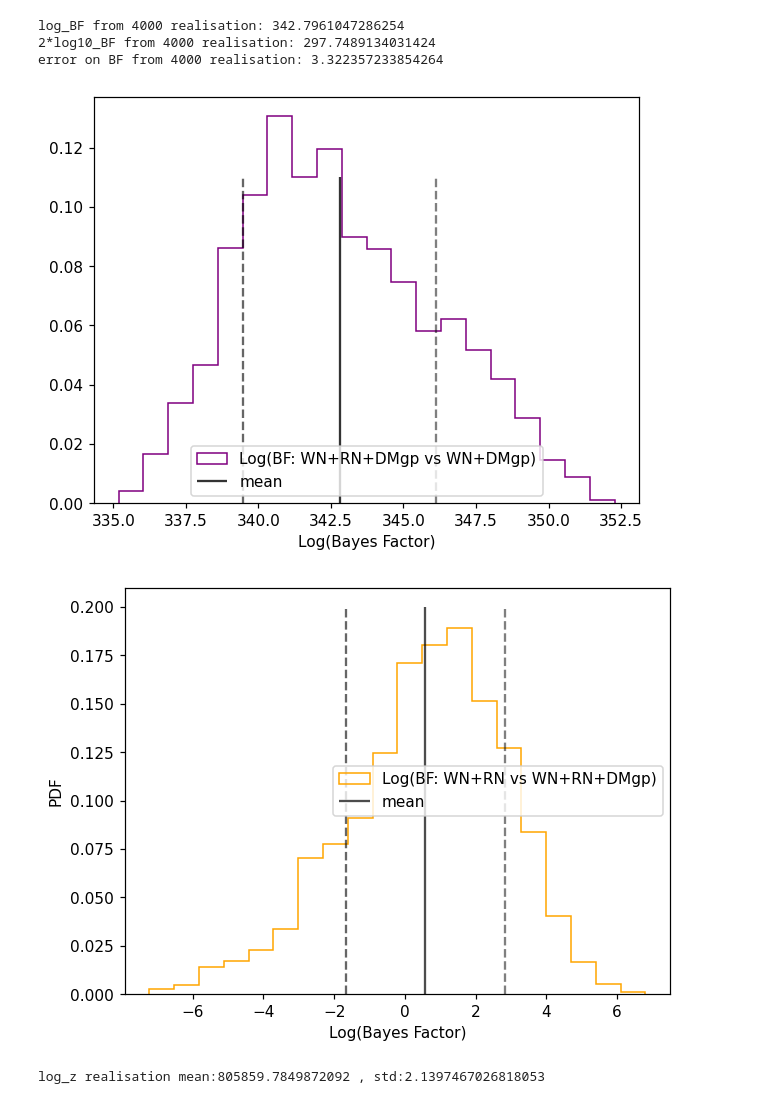
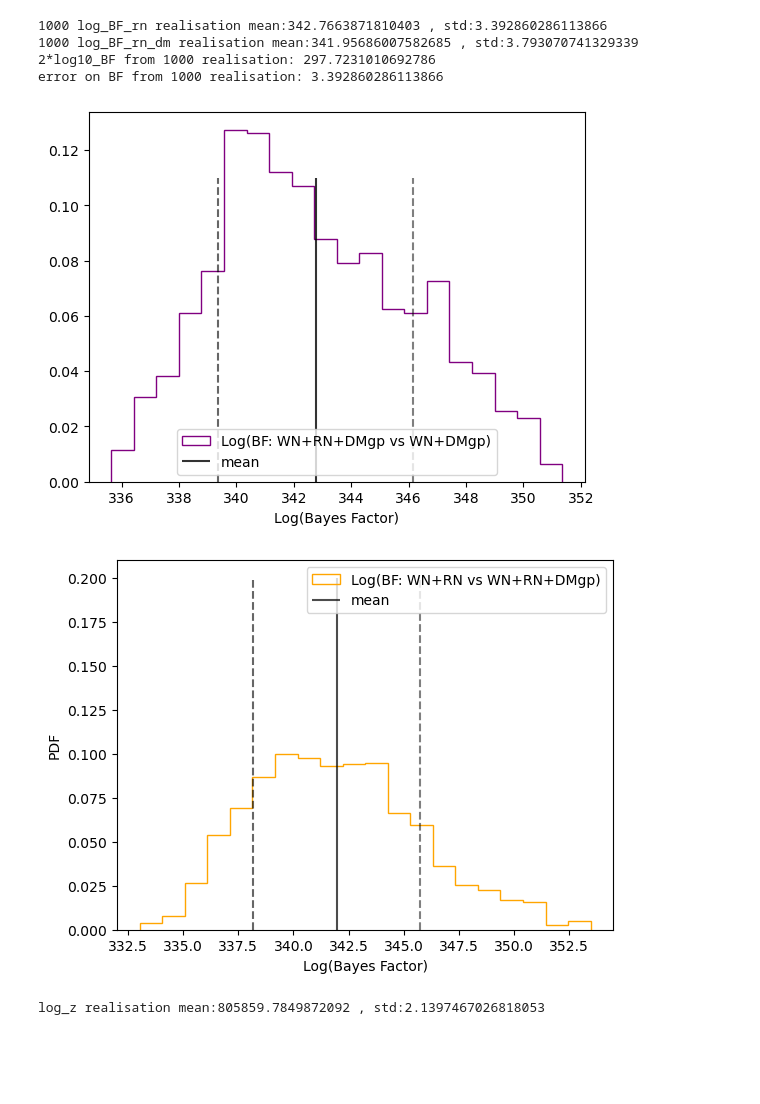
Before and after one commit to ApokryphaV1/GSS-estimator, a Jupyter notebook: Nanograv/single_noise_analysis/scripts/single_plot.ipynb, the cells around one changed output. Drawn from its saved outputs; the diff is of its cells as text; code cells hidden in the pictures; blank space fills up the shorter version.

```diff
--- a/Nanograv/single_noise_analysis/scripts/single_plot.ipynb
+++ b/Nanograv/single_noise_analysis/scripts/single_plot.ipynb
@@ -22,27 +22,27 @@ plt.xlabel('log(z)')
 plt.ylabel('PDF')
 plt.legend()
 plt.show()
-N = 4000
+N = 1000
 BF = np.zeros(N)
 BF_dm = np.zeros(N)
 
 for i in range(N):
 
     rn_z = np.random.choice(J1012_5307_rn)
-    dm_z = np.random.choice(J1012_5307_dmgp)
-    BF[i] =  rn_z-dm_z
+    wn_z = np.random.choice(J1012_5307_wn)
+    BF[i] =  rn_z-wn_z
 ymax=0.5
-plt.hist(BF,bins= 20,alpha=1,density=True,histtype='step',color='purple',label='1000 BF_RN_DMgprealisation')
-plt.vlines(np.mean(BF), ymin=0, ymax=ymax,colors='black',alpha=0.8,label='mean BF_DMgp_RN ')
+plt.hist(BF,bins= 20,alpha=1,density=True,histtype='step',color='purple',label='1000 BF_RN_WN')
+plt.vlines(np.mean(BF), ymin=0, ymax=ymax,colors='black',alpha=0.8,label='mean BF_RN_WN ')
 plt.vlines(np.mean(BF)-np.std(BF), ymin=0, ymax=ymax,colors='black',linestyle='dashed',alpha=0.6)
 plt.vlines(np.mean(BF)+np.std(BF), ymin=0, ymax=ymax,colors='black',linestyle='dashed',alpha=0.5)
 plt.legend()
 plt.xlabel('Bayes Factor (BF_RN_DMgp)')
 plt.figure()
 for i in range(N):
-    rn_z = np.random.choice(J1012_5307_rn)
+    wn_z = np.random.choice(J1012_5307_wn)
     rndm_z = np.random.choice(J1012_5307_rn_dmgp)
-    BF_dm[i] =  rn_z - rndm_z
+    BF_dm[i] = rndm_z - wn_z
 ymax=0.3
 plt.hist(BF_dm,bins= 20,alpha=1,density=True,histtype='step',color='orange',label='1000 BF_RN_RN+DMgp realisation')
 plt.vlines(np.mean(BF_dm), ymin=0, ymax=ymax,colors='black',alpha=0.7,label='mean  BF_RN_RN+DMgp ')
@@ -53,10 +53,10 @@ plt.xlabel('Bayes Factor (BF_RN_RN+DMgp)')
 plt.ylabel('PDF')
 
 print(f'log_z realisation mean:{np.mean(J1012_5307_rn_dmgp)} , std:{np.std(J1012_5307_rn_dmgp)}')
-print('log_BF from',N,'realisation:',np.mean(BF))
+print(f'{N} log_BF realisation mean:{np.mean(BF)} , std:{np.std(BF)}')
+print(f'{N} log_BF realisation mean:{np.mean(BF_dm)} , std:{np.std(BF_dm)}')
+
 print('2*log10_BF from',N,'realisation:',2*np.log10(np.exp(np.mean(BF))))
-print('error on BF from',N,'realisation:',np.std(BF))
-np.log(10**12.11) #nano IRN vs CURN
 # %% [output]
 [figure]
 log_z realisation mean:299488.3820797799 , std:0.6118824148883402
@@ -119,8 +118,7 @@ plt.xlim(min(J1713_0747_wn),max(J1713_0747_rn))
 plt.ylabel('PDF')
 plt.legend()
 plt.show()
-plt.rcParams['figure.dpi'] = 110
-N = 4000
+N = 1000
 BF = np.zeros(N)
 BF_dm = np.zeros(N)
 
@@ -138,9 +136,9 @@ plt.legend()
 plt.xlabel('Log(Bayes Factor)')
 plt.figure()
 for i in range(N):
-    rn_z = np.random.choice(J1713_0747_rn)
+    wn_z = np.random.choice(J1713_0747_wn)
     rndm_z = np.random.choice(J1713_0747_rn_dmgp)
-    BF_dm[i] =  rn_z - rndm_z
+    BF_dm[i] = rndm_z - wn_z
 ymax=0.2
 plt.hist(BF_dm,bins= 20,alpha=1,density=True,histtype='step',color='orange',label='Log(BF: WN+RN vs WN+RN+DMgp)')
 plt.vlines(np.mean(BF_dm), ymin=0, ymax=ymax,colors='black',alpha=0.7,label='mean')
@@ -149,7 +147,9 @@ plt.vlines(np.mean(BF_dm)+np.std(BF_dm), ymin=0, ymax=ymax,colors='black',linest
 plt.legend()
 plt.xlabel('Log(Bayes Factor)')
 plt.ylabel('PDF')
-print('log_BF from',N,'realisation:',np.mean(BF))
+print(f'{N} log_BF_rn realisation mean:{np.mean(BF)} , std:{np.std(BF)}')
+print(f'{N} log_BF_rn_dm realisation mean:{np.mean(BF_dm)} , std:{np.std(BF_dm)}')
+
 print('2*log10_BF from',N,'realisation:',2*np.log10(np.exp(np.mean(BF))))
 print('error on BF from',N,'realisation:',np.std(BF))
 # %% [output]
@@ -157,8 +157,9 @@ print('error on BF from',N,'realisation:',np.std(BF))
-log_BF from 4000 realisation: 342.7961047286254
-2*log10_BF from 4000 realisation: 297.7489134031424
-error on BF from 4000 realisation: 3.322357233854264
+1000 log_BF_rn realisation mean:342.7663871810403 , std:3.392860286113866
+1000 log_BF_rn_dm realisation mean:341.95686007582685 , std:3.793070741329339
+2*log10_BF from 1000 realisation: 297.7231010692786
+error on BF from 1000 realisation: 3.392860286113866
-[figure, old version]
+[figure, new version]
-[figure, old version]
+[figure, new version]
 # %%
 print(f'log_z realisation mean:{np.mean(J1713_0747_rn_dmgp)} , std:{np.std(J1713_0747_rn_dmgp)}')
 # %% [output]
```
Also changed, not shown: parts of 9 cells of this notebook.
